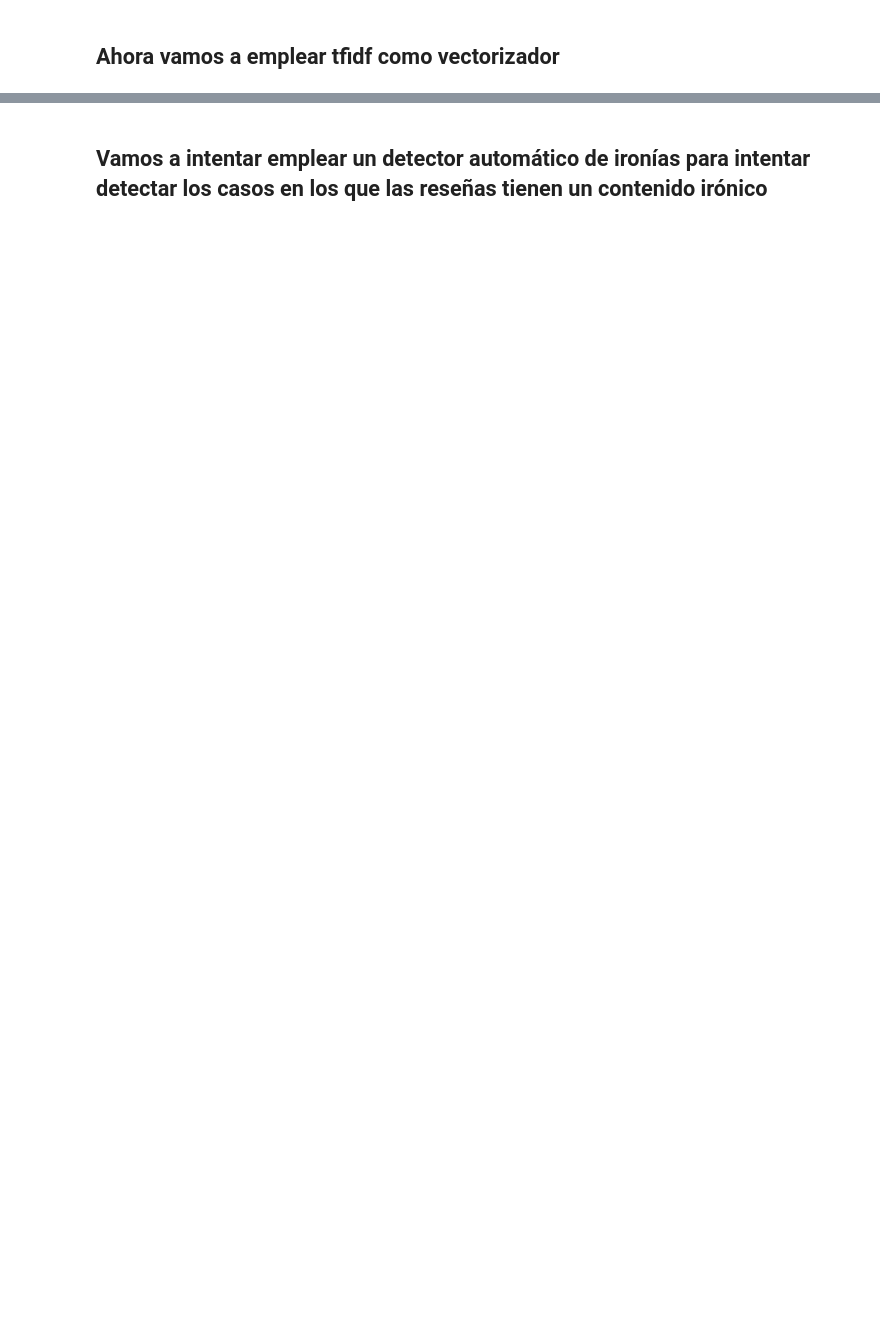
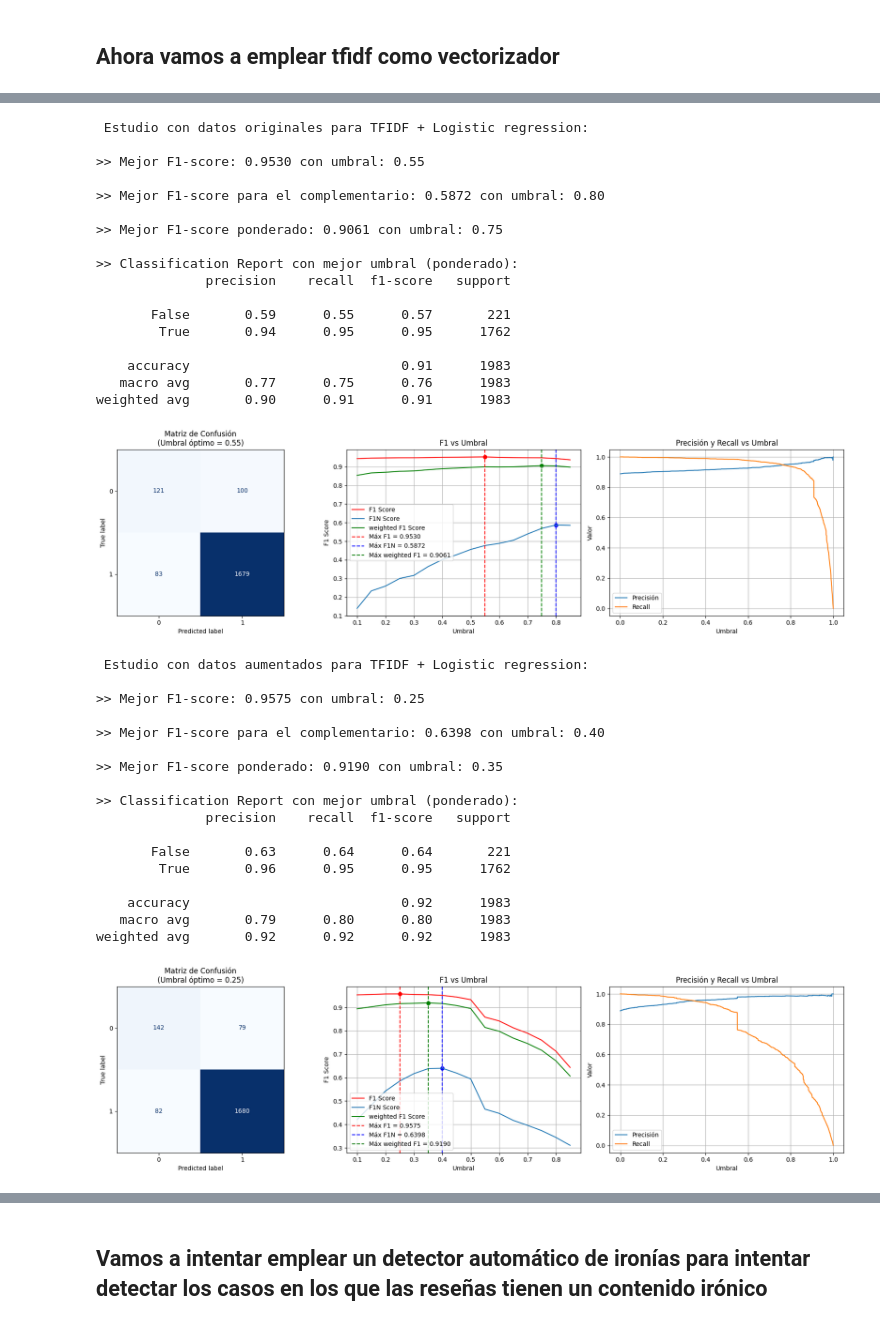
Before and after one commit to Mr-ion77/steam-reviewing, a Jupyter notebook: modelos_steam.ipynb, the cells around one changed output, grey strips where cells are left out. Drawn from its saved outputs; the diff is of its cells as text; code cells hidden in the pictures; blank space fills up the shorter version.

```diff
--- a/modelos_steam.ipynb
+++ b/modelos_steam.ipynb
@@ -365,0 +341,46 @@ weighted avg       0.91      0.91      0.91      2811
+# %%
+clf = XGBClassifier(use_label_encoder=False, eval_metric='logloss', verbosity=0)
+TFIDFvectorizer = TfidfVectorizer(max_features=2000)
+
+print('\n\n Estudio con datos originales para TFIDF + Logistic regression:')
+eval_model_with_data(TFIDFvectorizer,clf,data_clean)
+
+print('\n\n Estudio con datos aumentados para TFIDF + Logistic regression:')
+eval_model_with_data(TFIDFvectorizer,clf,data_aum_clean)
+# %% [output]
+ Estudio con datos originales para TFIDF + Logistic regression:
+
+>> Mejor F1-score: 0.9530 con umbral: 0.55
+
+>> Mejor F1-score para el complementario: 0.5872 con umbral: 0.80
+
+>> Mejor F1-score ponderado: 0.9061 con umbral: 0.75
+
+>> Classification Report con mejor umbral (ponderado):
+              precision    recall  f1-score   support
+
+       False       0.59      0.55      0.57       221
+        True       0.94      0.95      0.95      1762
+
+    accuracy                           0.91      1983
+   macro avg       0.77      0.75      0.76      1983
+weighted avg       0.90      0.91      0.91      1983
+[figure, added]
+ Estudio con datos aumentados para TFIDF + Logistic regression:
+
+>> Mejor F1-score: 0.9575 con umbral: 0.25
+
+>> Mejor F1-score para el complementario: 0.6398 con umbral: 0.40
+
+>> Mejor F1-score ponderado: 0.9190 con umbral: 0.35
+
+>> Classification Report con mejor umbral (ponderado):
+              precision    recall  f1-score   support
+
+       False       0.63      0.64      0.64       221
+        True       0.96      0.95      0.95      1762
+
+    accuracy                           0.92      1983
+   macro avg       0.79      0.80      0.80      1983
+weighted avg       0.92      0.92      0.92      1983
+[figure, added]
```
Also changed, not shown: parts of 18 cells of this notebook.
